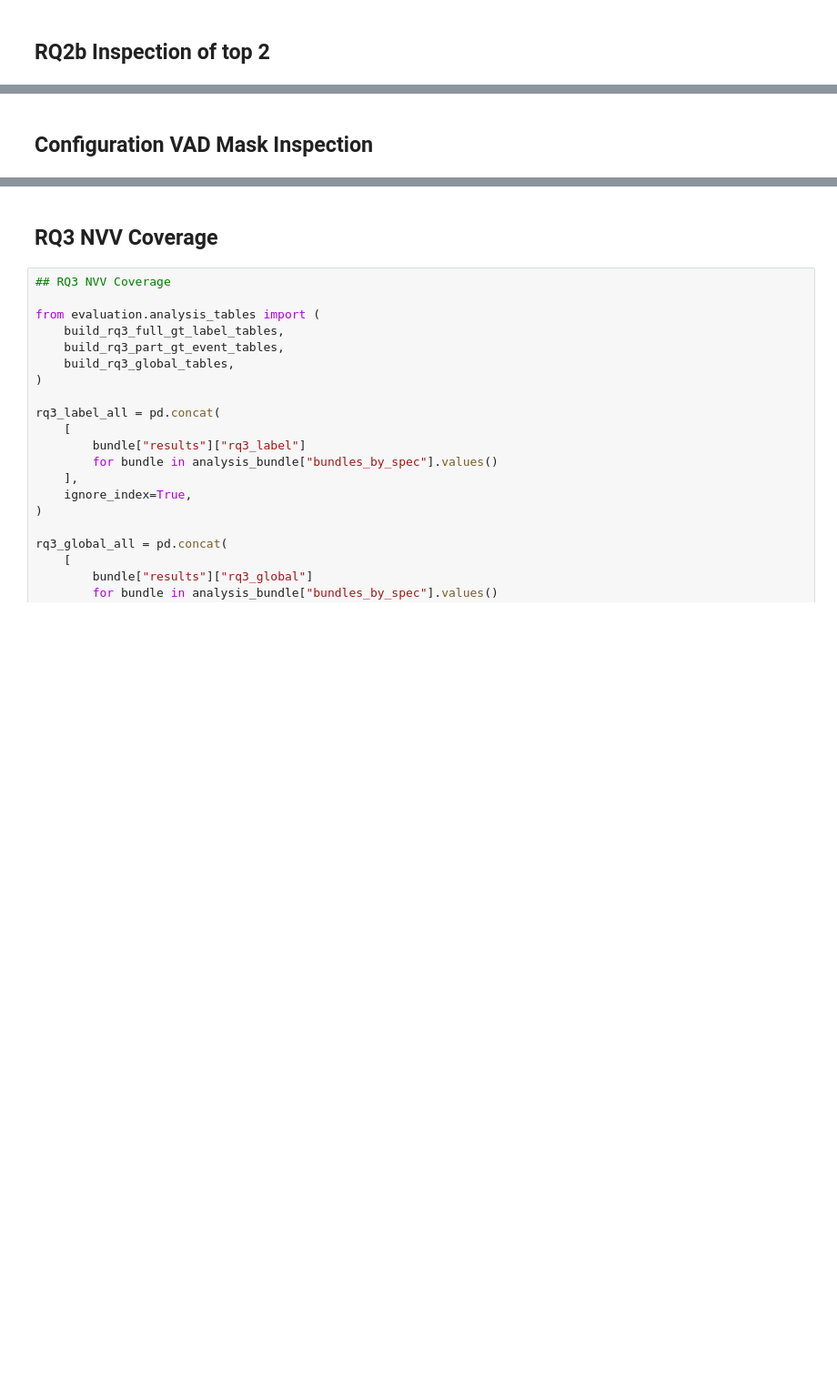
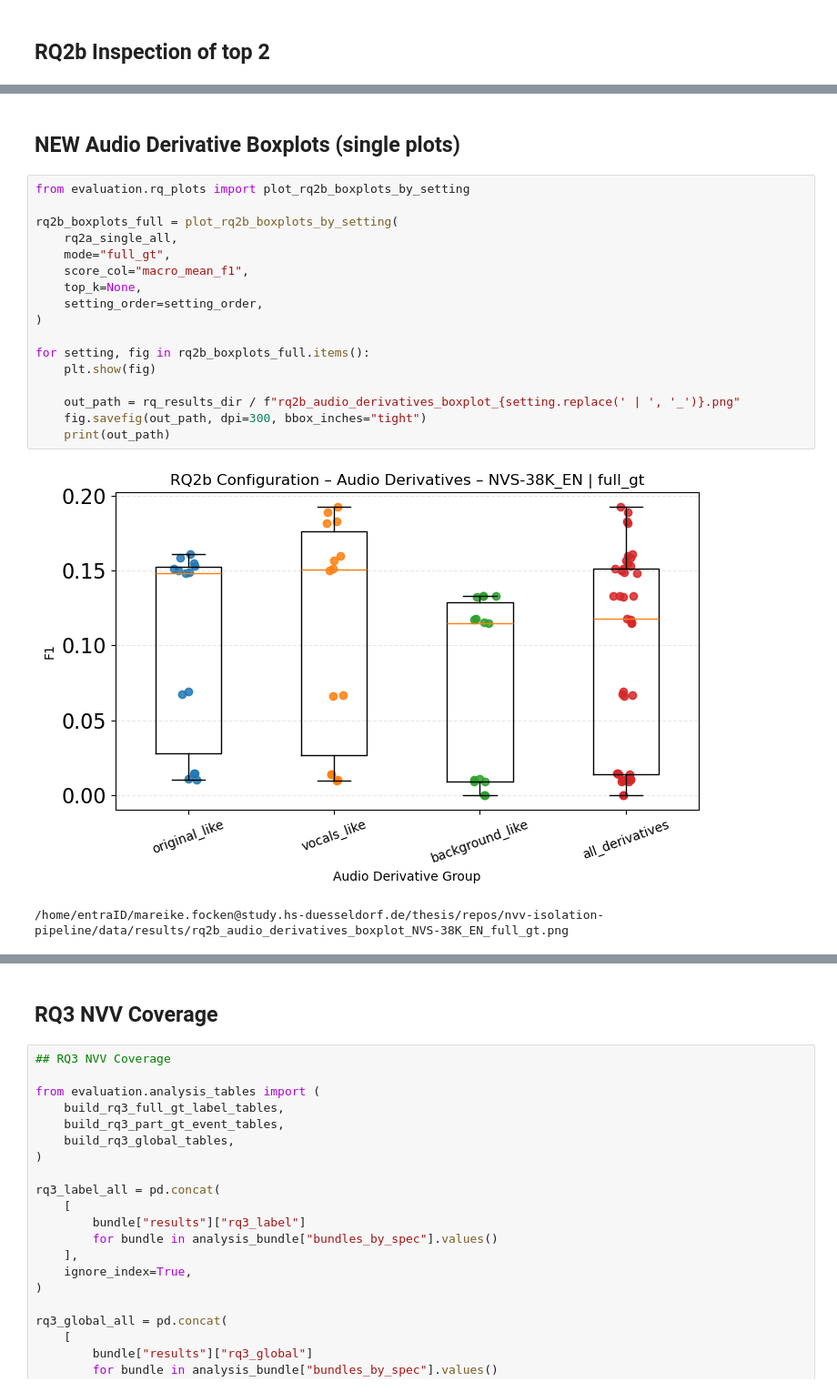
Before and after one commit to mafo3186/nvv-isolation-pipeline, a Jupyter notebook: notebooks/results_pipeline_evaluation_20260414.ipynb, the cells around one changed output, grey strips where cells are left out. Shown at 91% size. Drawn from its saved outputs; the diff is of its cells as text; blank space fills up the shorter version.

Commit message:
integration new plots

```diff
--- a/notebooks/results_pipeline_evaluation_20260414.ipynb
+++ b/notebooks/results_pipeline_evaluation_20260414.ipynb
@@ -492,2 +717,22 @@ display(df_top2_derivatives_part)
 # %% [markdown]
-## Configuration VAD Mask Inspection
+## NEW Audio Derivative Boxplots (single plots)
+# %%
+from evaluation.rq_plots import plot_rq2b_boxplots_by_setting
+
+rq2b_boxplots_full = plot_rq2b_boxplots_by_setting(
+    rq2a_single_all,
+    mode="full_gt",
+    score_col="macro_mean_f1",
+    top_k=None,
+    setting_order=setting_order,
+)
+
+for setting, fig in rq2b_boxplots_full.items():
+    plt.show(fig)
+
+    out_path = rq_results_dir / f"rq2b_audio_derivatives_boxplot_{setting.replace(' | ', '_')}.png"
+    fig.savefig(out_path, dpi=300, bbox_inches="tight")
+    print(out_path)
+# %% [output]
+[figure, added]
+/home/entraID/mareike.focken@study.hs-duesseldorf.de/thesis/repos/nvv-isolation-pipeline/data/results/rq2b_audio_derivatives_boxplot_NVS-38K_EN_full_gt.png
```
Also changed, not shown: parts of 35 cells of this notebook.
